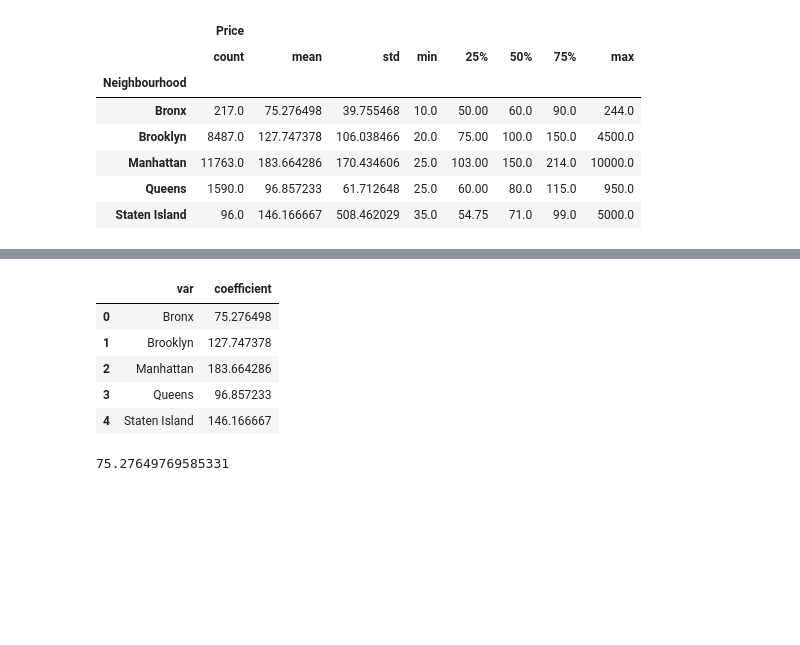
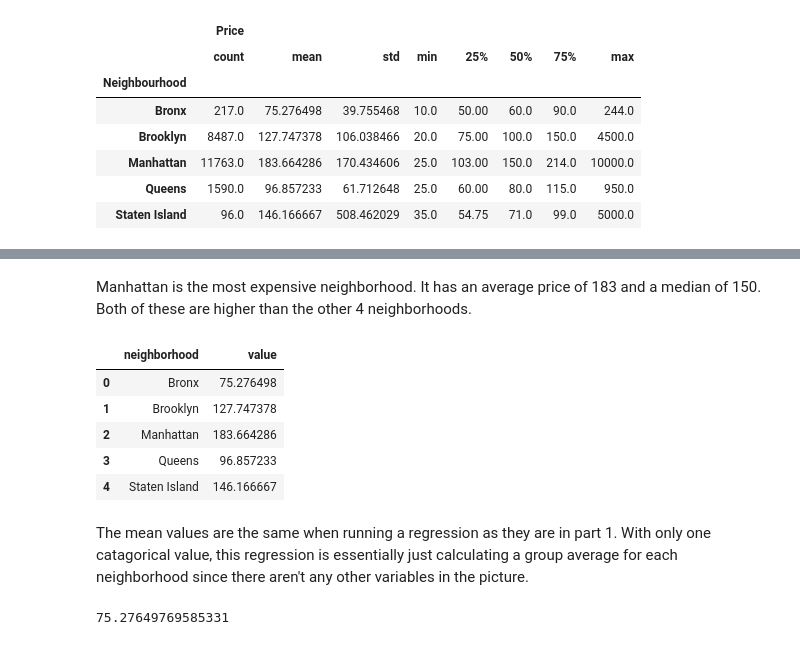
Before and after one commit to annikarichardson2024/LinearRegression, a Jupyter notebook: assignment-4.ipynb, the cells around one changed output, grey strips where cells are left out. Saved outputs shown, nothing was run; the diff lists cells and outputs as text; code cells hidden in the pictures; blank space fills up the shorter version.

```diff
--- a/assignment-4.ipynb
+++ b/assignment-4.ipynb
@@ -50,20 +51,25 @@ plt.show()
+# %% [markdown]
+Manhattan is the most expensive neighborhood.
+It has an average price of 183 and a median of 150. Both of these are higher than the other 4 neighborhoods.
 # %%
 # PART 2
 from sklearn import linear_model
 
 priceVar = df['Price']
 dummy = pd.get_dummies(df['Neighbourhood '], dtype='int')
 linreg = linear_model.LinearRegression(fit_intercept=False).fit(dummy,priceVar)
 
-output = pd.DataFrame({'var':linreg.feature_names_in_, 'coefficient': linreg.coef_})
+output = pd.DataFrame({'neighborhood':linreg.feature_names_in_, 'value': linreg.coef_})
 output
 # %% [output]
-|  | var | coefficient |
+|  | neighborhood | value |
 | 0 | Bronx | 75.276498 |
 | 1 | Brooklyn | 127.747378 |
 | 2 | Manhattan | 183.664286 |
 | 3 | Queens | 96.857233 |
 | 4 | Staten Island | 146.166667 |
+# %% [markdown]
+The mean values are the same when running a regression as they are in part 1. With only one catagorical value, this regression is essentially just calculating a group average for each neighborhood since there aren't any other variables in the picture.
 # %%
 # PART 3
 
```
Also changed, not shown: parts of 13 cells of this notebook.
